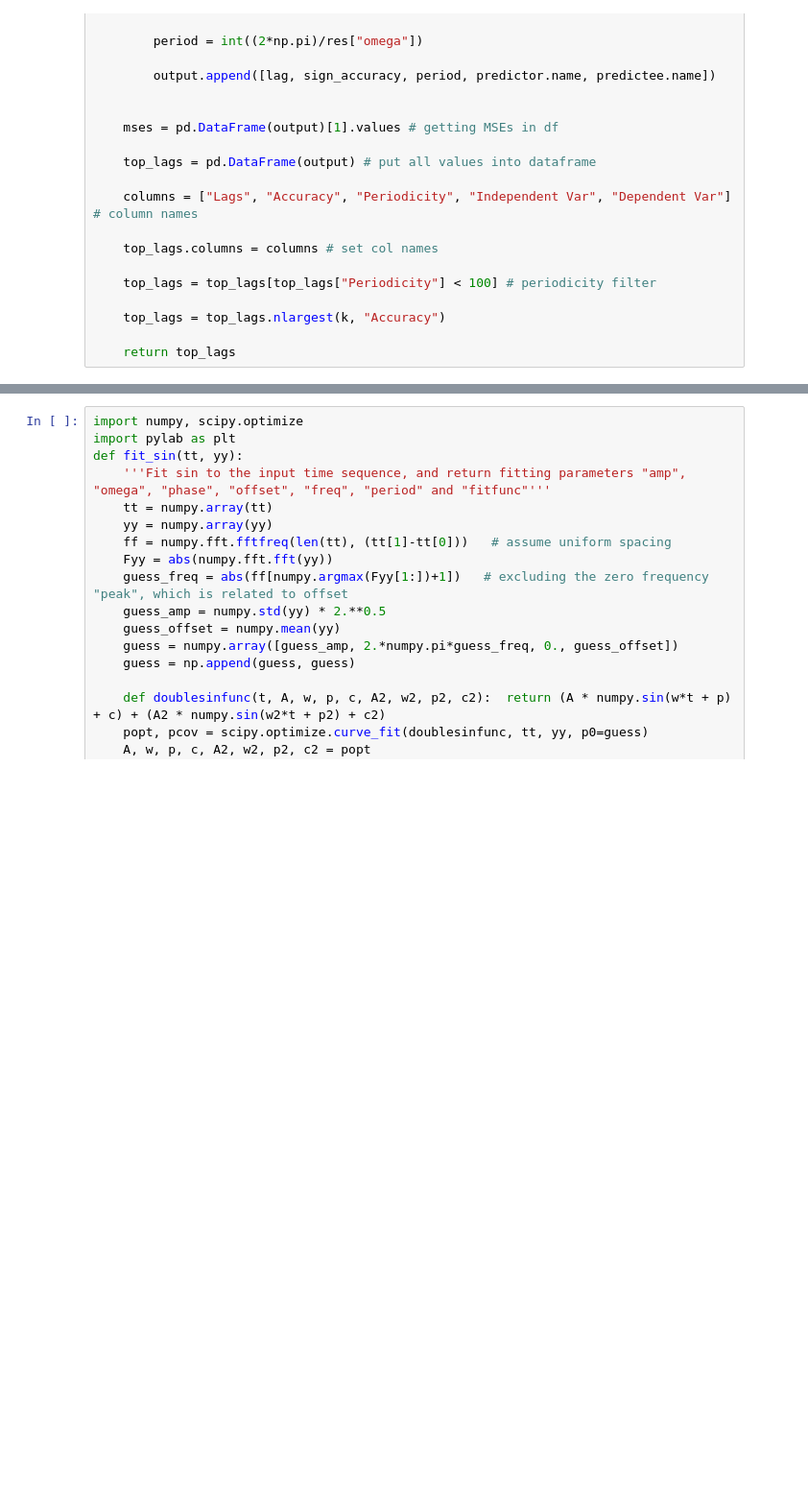
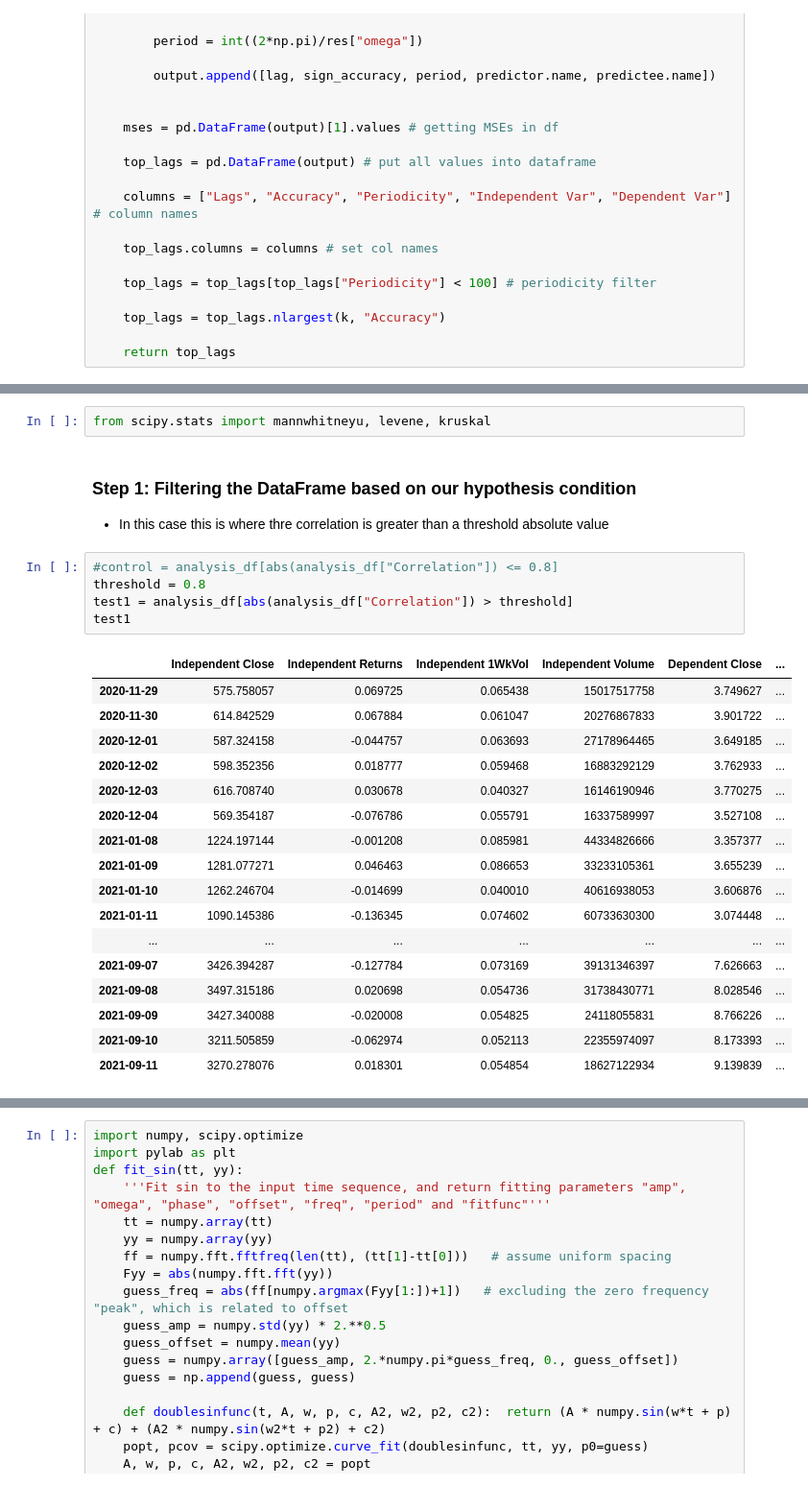
Before and after one commit to surajtirupati/TradingAlgorithms, a Jupyter notebook: crypto/Rolling&Lagged Correlation Analysis.ipynb, the cells around one changed output, grey strips where cells are left out. Shown at 96% size. Drawn from its saved outputs; the diff is of its cells as text; blank space fills up the shorter version.

```diff
--- a/crypto/Rolling&Lagged Correlation Analysis.ipynb
+++ b/crypto/Rolling&Lagged Correlation Analysis.ipynb
@@ -638,0 +660,28 @@ plt.show()
+# %%
+from scipy.stats import mannwhitneyu, levene, kruskal
+# %% [markdown]
+### Step 1: Filtering the DataFrame based on our hypothesis condition
+- In this case this is where thre correlation is greater than a threshold absolute value
+# %%
+#control = analysis_df[abs(analysis_df["Correlation"]) <= 0.8]
+threshold = 0.8
+test1 = analysis_df[abs(analysis_df["Correlation"]) > threshold]
+test1
+# %% [output]
+|  | Independent Close | Independent Returns | Independent 1WkVol | Independent Volume | Dependent Close | ... |
+| 2020-11-29 | 575.758057 | 0.069725 | 0.065438 | 15017517758 | 3.749627 | ... |
+| 2020-11-30 | 614.842529 | 0.067884 | 0.061047 | 20276867833 | 3.901722 | ... |
+| 2020-12-01 | 587.324158 | -0.044757 | 0.063693 | 27178964465 | 3.649185 | ... |
+| 2020-12-02 | 598.352356 | 0.018777 | 0.059468 | 16883292129 | 3.762933 | ... |
+| 2020-12-03 | 616.708740 | 0.030678 | 0.040327 | 16146190946 | 3.770275 | ... |
+| 2020-12-04 | 569.354187 | -0.076786 | 0.055791 | 16337589997 | 3.527108 | ... |
+| 2021-01-08 | 1224.197144 | -0.001208 | 0.085981 | 44334826666 | 3.357377 | ... |
+| 2021-01-09 | 1281.077271 | 0.046463 | 0.086653 | 33233105361 | 3.655239 | ... |
+| 2021-01-10 | 1262.246704 | -0.014699 | 0.040010 | 40616938053 | 3.606876 | ... |
+| 2021-01-11 | 1090.145386 | -0.136345 | 0.074602 | 60733630300 | 3.074448 | ... |
+| ... | ... | ... | ... | ... | ... | ... |
+| 2021-09-07 | 3426.394287 | -0.127784 | 0.073169 | 39131346397 | 7.626663 | ... |
+| 2021-09-08 | 3497.315186 | 0.020698 | 0.054736 | 31738430771 | 8.028546 | ... |
+| 2021-09-09 | 3427.340088 | -0.020008 | 0.054825 | 24118055831 | 8.766226 | ... |
+| 2021-09-10 | 3211.505859 | -0.062974 | 0.052113 | 22355974097 | 8.173393 | ... |
+| 2021-09-11 | 3270.278076 | 0.018301 | 0.054854 | 18627122934 | 9.139839 | ... |
```
Also changed, not shown: parts of 45 cells of this notebook.
